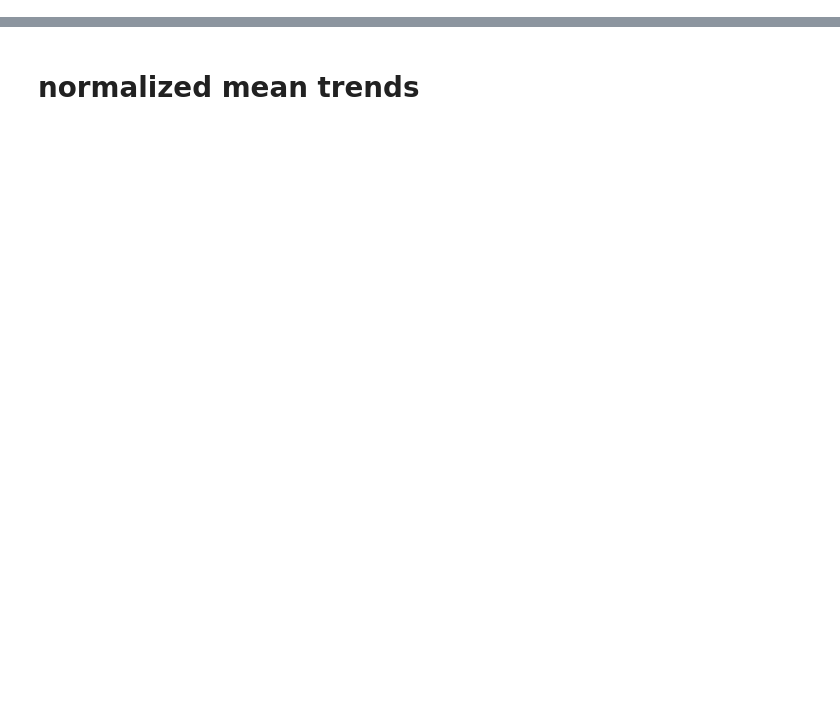
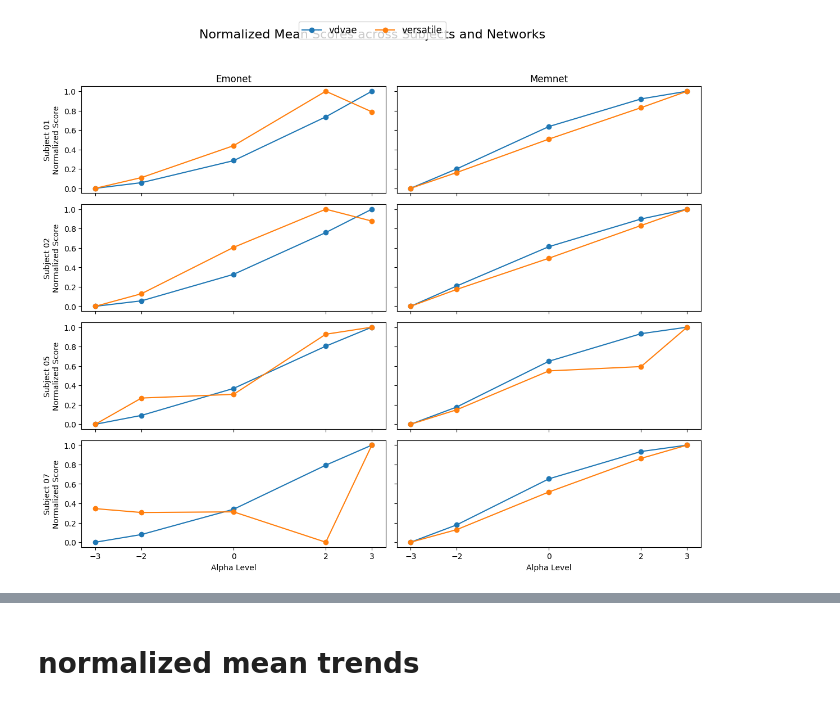
Before and after one commit to MarRoth93/Optimal-Neural-Engineering-of-Human-Cognitive-Experience, a Jupyter notebook: scripts/analysis/analyze_assessor_scores.ipynb, the cells around one changed output, grey strips where cells are left out. Cells and saved outputs as stored; diff of their text form; code cells hidden in the pictures; blank space fills up the shorter version.

```diff
--- a/scripts/analysis/analyze_assessor_scores.ipynb
+++ b/scripts/analysis/analyze_assessor_scores.ipynb
@@ -4,3 +0,0 @@ import matplotlib.pyplot as plt
-# %%
-with open('/home/rothermm/brain-diffuser/results/assessor_scores/subj01/emonet_vdvae_sub01.pkl', 'rb') as f:
-    data = pickle.load(f)
@@ -32,0 +137,80 @@ for key, values in data.items():
+# %%
+import pickle
+import numpy as np
+import pandas as pd
+import matplotlib.pyplot as plt
+
+# Subjects, models, and networks
+subjects = [1, 2, 5, 7]
+models = ['vdvae', 'versatile']
+networks = ['emonet', 'memnet']
+alpha_levels = ['alpha_-3', 'alpha_-2', 'alpha_0', 'alpha_2', 'alpha_3']
+
+# Load all data into nested dictionary
+all_data = {net: {model: {} for model in models} for net in networks}
+
+for sub in subjects:
+    for net in networks:
+        for model in models:
+            file_name = f"{net}_{model}_sub{sub:02d}.pkl"
+            path = f"/home/rothermm/brain-diffuser/results/assessor_scores/subj{sub:02d}/{file_name}"
+            with open(path, "rb") as f:
+                all_data[net][model][sub] = pickle.load(f)
+
+# Prepare a single figure with multiple panels (4 subjects x 2 networks = 8 panels)
+fig, axs = plt.subplots(len(subjects), len(networks), figsize=(12, 10), sharex=True, sharey=True)
+
+# Flatten axs if it's 2D for easier indexing
+if axs.ndim == 1:
+    axs = axs.reshape(len(subjects), len(networks))
+
+# Plot each subject/network
+for i, sub in enumerate(subjects):
+    for j, net in enumerate(networks):
+        ax = axs[i, j]
+        all_mean_data = []
+
+        # For each model (vdvae/versatile)
+        for model in models:
+            data = all_data[net][model][sub]
+
+            # Extract mean scores for the alpha levels
+            mean_scores = []
+            alpha_numeric = []
+            for alpha in alpha_levels:
+                scores = np.array(data[alpha])
+                mean_val = scores.mean()
+                mean_scores.append(mean_val)
+                alpha_numeric.append(int(alpha.split('_')[1]))
+
+            # Min-max normalize mean scores
+            min_val, max_val = np.min(mean_scores), np.max(mean_scores)
+            normalized_mean_scores = (np.array(mean_scores) - min_val) / (max_val - min_val)
+
+            # Plot model curve
+            ax.plot(
+                alpha_numeric,
+                normalized_mean_scores,
+                marker='o',
+                label=model
+            )
+
+        # Titles and labels
+        if i == 0:
+            ax.set_title(f"{net.capitalize()}")
+        if j == 0:
+            ax.set_ylabel(f"Subject {sub:02d}\nNormalized Score")
+
+        ax.set_xticks(alpha_numeric)
+        if i == len(subjects) - 1:
+            ax.set_xlabel("Alpha Level")
+
+# Place a single legend for all panels
+handles, labels = ax.get_legend_handles_labels()
+fig.legend(handles, labels, loc='upper center', ncol=len(models), fontsize=12)
+
+fig.suptitle("Normalized Mean Scores across Subjects and Networks", fontsize=16)
+plt.tight_layout(rect=[0, 0, 1, 0.95])
+plt.show()
+# %% [output]
+[figure, added]
```
Also changed, not shown: parts of 30 cells of this notebook, 10 other files.
